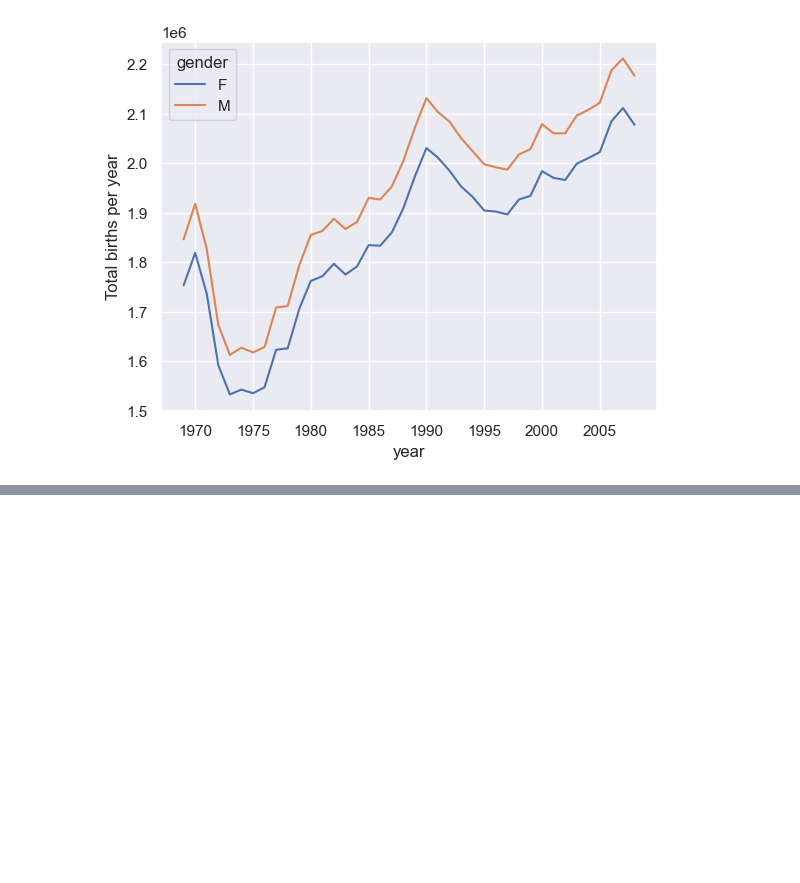
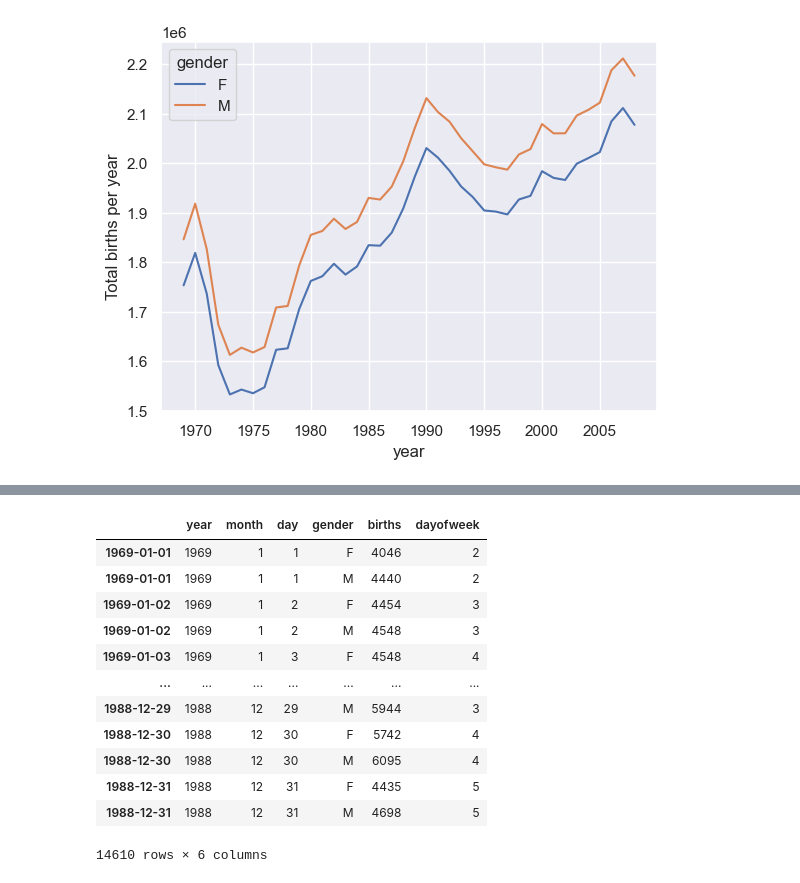
Before and after one commit to saiful-soft-dev/jupyter_project, a Jupyter notebook: USA Holiday's Birth .ipynb, the cells around one changed output, grey strips where cells are left out. Cells and saved outputs as stored; diff of their text form; code cells hidden in the pictures; blank space fills up the shorter version.

```diff
--- a/USA Holiday's Birth .ipynb
+++ b/USA Holiday's Birth .ipynb
@@ -61,0 +72,5 @@ plt.show()
+# %%
+births=births.query?
+# %%
+births=births.query('(births>@mu-5*@sig)&(births<@mu+5*@sig)')
+births
@@ -61,0 +122,18 @@ plt.show()
+# %%
+births.index=pd.to_datetime(10000*births.year+100*births.month+births.day,format='%Y%m%d')
+births['dayofweek']=births.index.dayofweek
+births
+# %% [output]
+|  | year | month | day | gender | births | dayofweek |
+| 1969-01-01 | 1969 | 1 | 1 | F | 4046 | 2 |
+| 1969-01-01 | 1969 | 1 | 1 | M | 4440 | 2 |
+| 1969-01-02 | 1969 | 1 | 2 | F | 4454 | 3 |
+| 1969-01-02 | 1969 | 1 | 2 | M | 4548 | 3 |
+| 1969-01-03 | 1969 | 1 | 3 | F | 4548 | 4 |
+| ... | ... | ... | ... | ... | ... | ... |
+| 1988-12-29 | 1988 | 12 | 29 | M | 5944 | 3 |
+| 1988-12-30 | 1988 | 12 | 30 | F | 5742 | 4 |
+| 1988-12-30 | 1988 | 12 | 30 | M | 6095 | 4 |
+| 1988-12-31 | 1988 | 12 | 31 | F | 4435 | 5 |
+| 1988-12-31 | 1988 | 12 | 31 | M | 4698 | 5 |
+14610 rows × 6 columns
```
Also changed, not shown: parts of 14 cells of this notebook.
